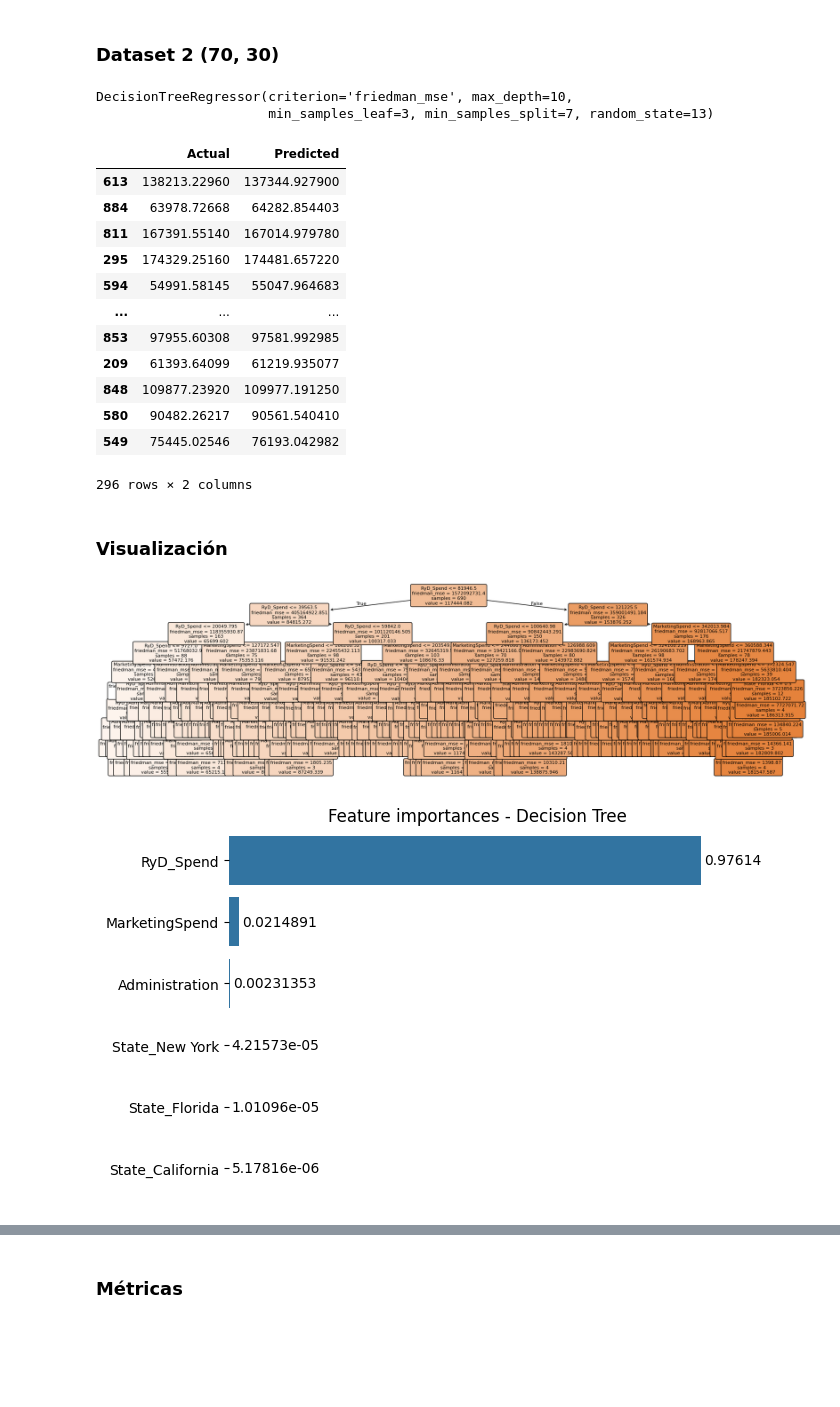
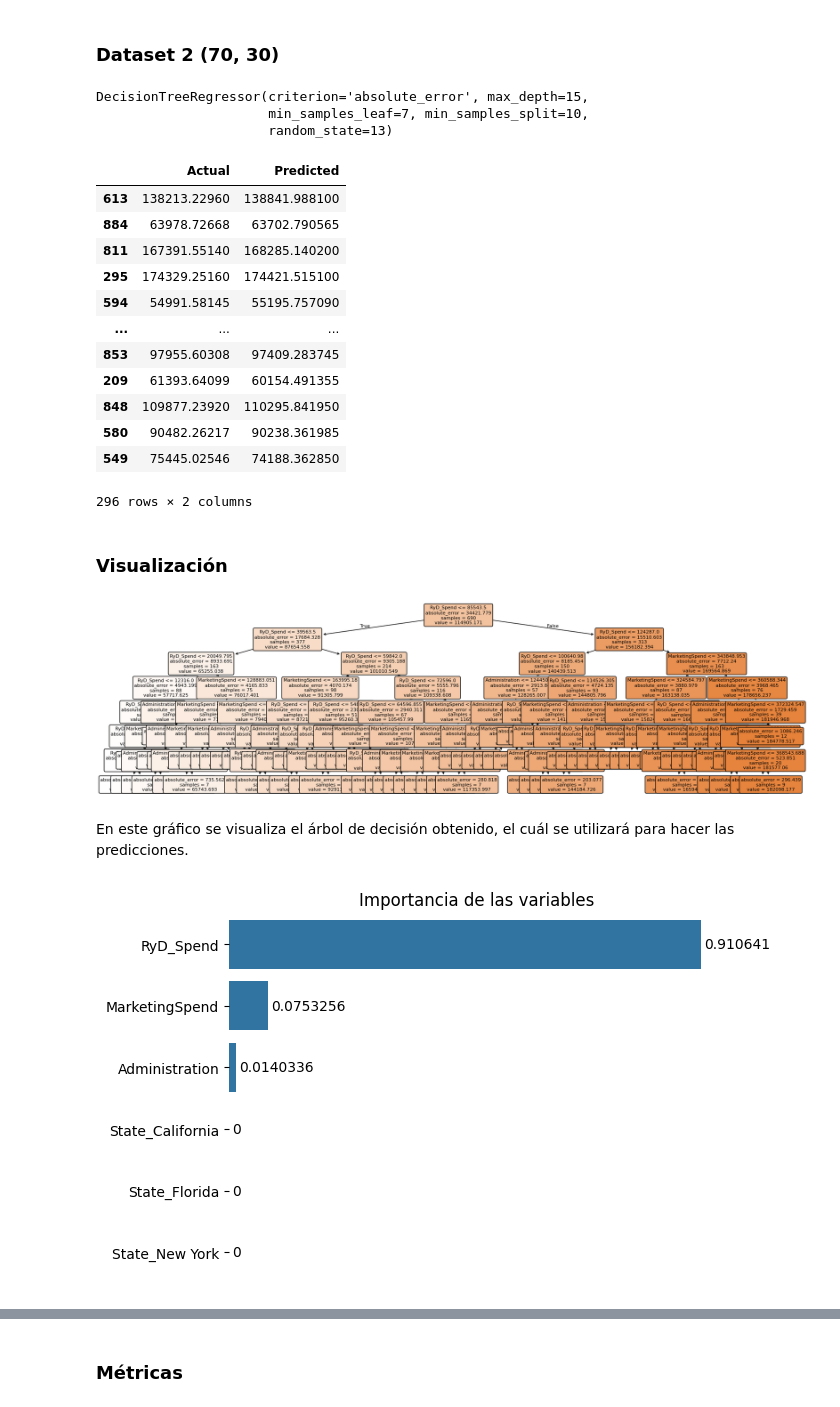
Before and after one commit to juanachies/TP2_Mineria, a Jupyter notebook: tp.ipynb, the cells around one changed output, grey strips where cells are left out. Cells and saved outputs as stored; diff of their text form; code cells hidden in the pictures; blank space fills up the shorter version.

```diff
--- a/tp.ipynb
+++ b/tp.ipynb
@@ -158,28 +164,24 @@ y1 = df1['Profit']
 
 X1[cols_bool] = X1[cols_bool].astype('int')
 # %%
-X_train1, X_test1, y_train1, y_test1  = train_test_split(X1, y1, test_size=0.2, random_state=13, shuffle=True)
-X_train4, X_test4, y_train4, y_test4  = train_test_split(X1, y1, test_size=0.3, random_state=13, shuffle=True)
+X_train1, X_test1, y_train1, y_test1  = train_test_split(X1, y1, test_size=0.2, random_state=13)
+X_train4, X_test4, y_train4, y_test4  = train_test_split(X1, y1, test_size=0.3, random_state=13)
 # %% [markdown]
 ## Árbol de decisión
 # %% [markdown]
 **Optimización del árbol**
 # %%
 param_grid = {
-    'max_depth': [5, 7, 10, 15, None],
-    'min_samples_split': [3, 5, 7, 9, 11, 13, 15],
-    'min_samples_leaf': [3, 5, 7, 9, 11, 13, 15],
+    'max_depth': [5, 7, 10, 15, 20, None],
+    'min_samples_split': [2, 5, 7, 10],
+    'min_samples_leaf': [1, 5, 7, 10],
     'criterion': ['squared_error', 'friedman_mse', 'absolute_error', 'poisson'],
-    'random_state': [13]
 }
-random_search = RandomizedSearchCV(DecisionTreeRegressor(), n_iter=18,
-                                   param_distributions=param_grid)
+random_search = RandomizedSearchCV(DecisionTreeRegressor(), param_distributions=param_grid)
 random_search.fit(X_train1, y_train1)
 # Mejores hiperparámetros encontrados durante la búsqueda aleatoria
 first_best_params = random_search.best_params_
 # Entrenamos el modelo con estos hiperparámetros
-prediction = random_search.predict(X_test1)
-test_rmse = np.sqrt(mean_squared_error(y_test1, prediction))
 
-print(f'{first_best_params} \n {test_rmse}')
+print(f'{first_best_params}')
 # %% [output]
@@ -237,14 +241,12 @@ plt.show()
 # %%
-# Creo un df con dos columnas -> Caracteristica y ganacia de información
 features_df = pd.DataFrame({'features': X_train1.columns,
                             'importances': tree_reg.feature_importances_ })
 
-# Ordeno en base a la importancia
 features_df_sorted = features_df.sort_values(by='importances', ascending=False)
 
 g = sns.barplot(data=features_df_sorted, x='importances', y ='features')
 sns.despine(bottom = True, left = True)
-g.set_title('Feature importances - Decision Tree')
+g.set_title('Importancia de las variables')
 g.set(xlabel=None, ylabel=None, xticks=[])
 for value in g.containers:
     g.bar_label(value, padding=2)
@@ -277,8 +281,9 @@ plt.show()
 # %%
 tree_reg.fit(X_train4, y_train4)
 # %% [output]
-DecisionTreeRegressor(criterion='friedman_mse', max_depth=10,
-                      min_samples_leaf=3, min_samples_split=7, random_state=13)
+DecisionTreeRegressor(criterion='absolute_error', max_depth=15,
+                      min_samples_leaf=7, min_samples_split=10,
+                      random_state=13)
 # %%
 pred_train4 = tree_reg.predict(X_train4)
 
@@ -287,17 +292,17 @@ pred_test4 = tree_reg.predict(X_test4)
 tableResult(y_test4, pred_test4)
 # %% [output]
 |  | Actual | Predicted |
-| 613 | 138213.22960 | 137344.927900 |
-| 884 | 63978.72668 | 64282.854403 |
-| 811 | 167391.55140 | 167014.979780 |
-| 295 | 174329.25160 | 174481.657220 |
-| 594 | 54991.58145 | 55047.964683 |
+| 613 | 138213.22960 | 138841.988100 |
+| 884 | 63978.72668 | 63702.790565 |
+| 811 | 167391.55140 | 168285.140200 |
+| 295 | 174329.25160 | 174421.515100 |
+| 594 | 54991.58145 | 55195.757090 |
 | ... | ... | ... |
-| 853 | 97955.60308 | 97581.992985 |
-| 209 | 61393.64099 | 61219.935077 |
-| 848 | 109877.23920 | 109977.191250 |
-| 580 | 90482.26217 | 90561.540410 |
-| 549 | 75445.02546 | 76193.042982 |
+| 853 | 97955.60308 | 97409.283745 |
+| 209 | 61393.64099 | 60154.491355 |
+| 848 | 109877.23920 | 110295.841950 |
+| 580 | 90482.26217 | 90238.361985 |
+| 549 | 75445.02546 | 74188.362850 |
 296 rows × 2 columns
 # %% [markdown]
 ### Visualización
@@ -307,20 +312,22 @@ plot_tree(tree_reg, feature_names=X_train4.columns, fontsize=8, filled=True,
             rounded=True)
 plt.show()
 # %% [output]
-[figure, old version]
+[figure, new version]
+# %% [markdown]
+En este gráfico se visualiza el árbol de decisión obtenido, el cuál se utilizará para hacer las predicciones.
 # %%
 # Creo un df con dos columnas -> Caracteristica y ganacia de información
 features_df = pd.DataFrame({'features': X_train4.columns,
                             'importances': tree_reg.feature_importances_ })
 
 # Ordeno en base a la importancia
 features_df_sorted = features_df.sort_values(by='importances', ascending=False)
 
 g = sns.barplot(data=features_df_sorted, x='importances', y ='features')
 sns.despine(bottom = True, left = True)
-g.set_title('Feature importances - Decision Tree')
+g.set_title('Importancia de las variables')
 g.set(xlabel=None, ylabel=None, xticks=[])
 for value in g.containers:
     g.bar_label(value, padding=2)
 # %% [output]
-[figure, old version]
+[figure, new version]
```
Also changed, not shown: parts of 57 cells of this notebook.
